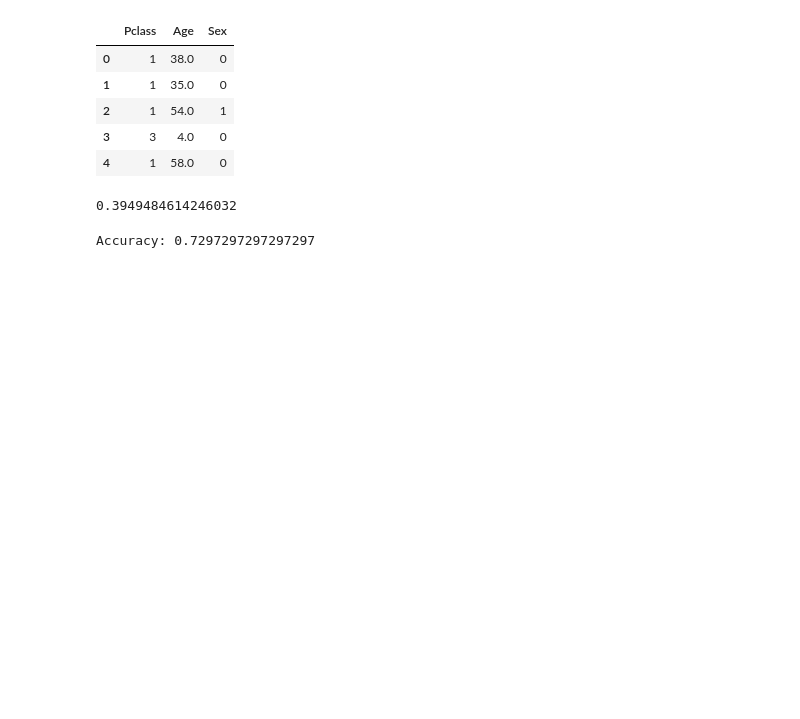
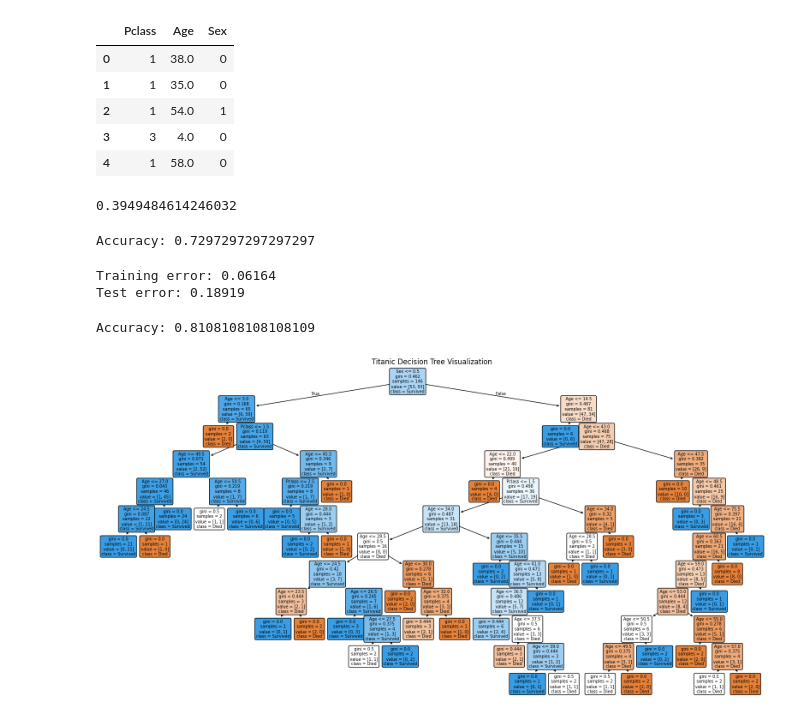
Before and after one commit to andrewtran-data/titanic-ml-project, a Jupyter notebook: titanic_ml_project.ipynb, the cells around one changed output. Cells and saved outputs as stored; diff of their text form; code cells hidden in the pictures; blank space fills up the shorter version.

```diff
--- a/titanic_ml_project.ipynb
+++ b/titanic_ml_project.ipynb
@@ -119,0 +120,27 @@ Accuracy: 0.7297297297297297
+# %%
+#Improve accuracy using decission tree
+
+from sklearn.model_selection import train_test_split
+from sklearn import tree
+
+# Split data
+X_train, X_test, y_train, y_test = train_test_split(
+    X, Y, test_size=0.2, random_state=0
+)
+
+# Model
+tree_model = tree.DecisionTreeClassifier()
+
+# Train model
+tree_model.fit(X_train, y_train)
+
+# Errors
+train_error = 1 - tree_model.score(X_train, y_train)
+test_error = 1 - tree_model.score(X_test, y_test)
+
+# Print results
+print(f"Training error: {train_error:.5f}")
+print(f"Test error: {test_error:.5f}")
+# %% [output]
+Training error: 0.06164
+Test error: 0.18919
@@ -119,0 +149,4 @@ Accuracy: 0.7297297297297297
+# %%
+print("Accuracy:", accuracy_score(y_test, y_pred))
+# %% [output]
+Accuracy: 0.8108108108108109
@@ -119,0 +158,17 @@ Accuracy: 0.7297297297297297
+# %%
+# --- Visualizing the Decision Tree ---
+# We visualize the decision tree to interpret the rules the model has learned.
+# This provides transparency, showing how passenger features lead to survival predictions.
+
+import matplotlib.pyplot as plt
+
+plt.figure(figsize=(20,10))
+tree.plot_tree(tree_model,
+               filled=True,
+               feature_names=X.columns,
+               class_names=['Died', 'Survived'],
+               rounded=True)
+plt.title("Titanic Decision Tree Visualization")
+plt.show()
+# %% [output]
+[figure, added]
```
Also changed, not shown: parts of 5 cells of this notebook.
